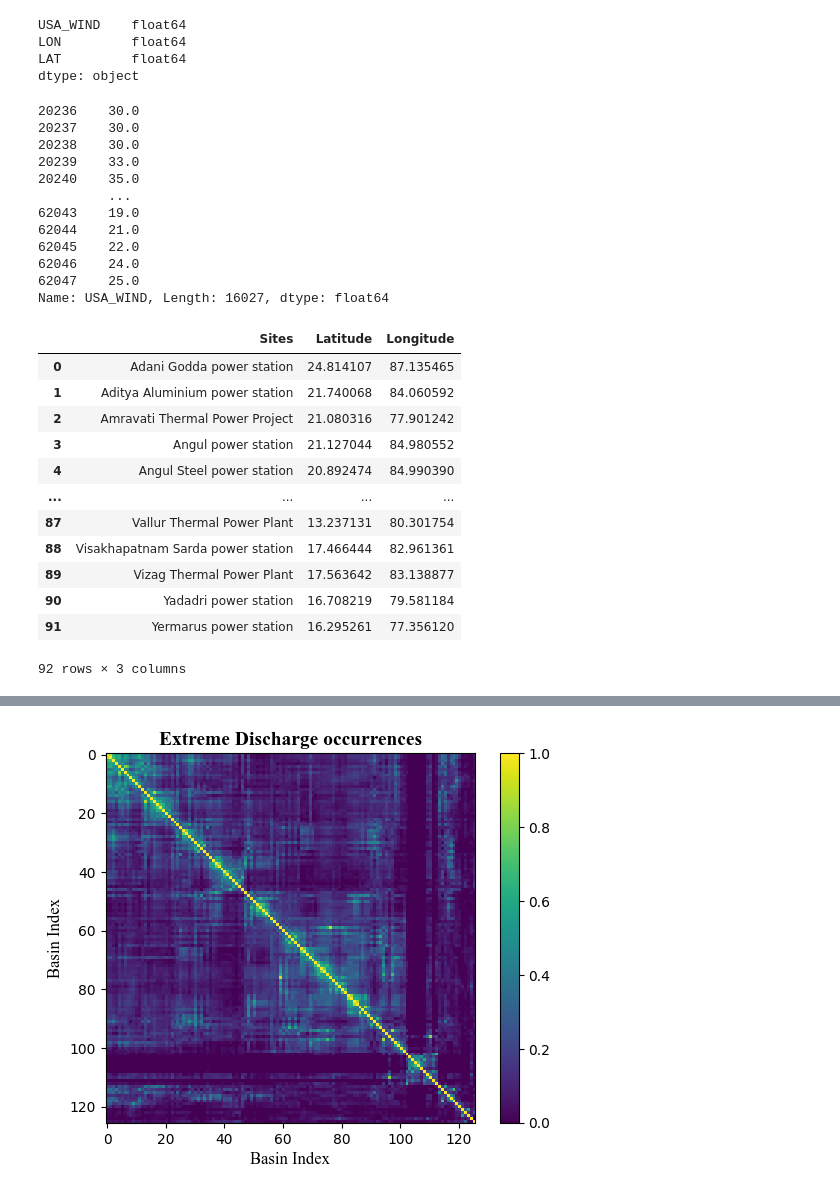
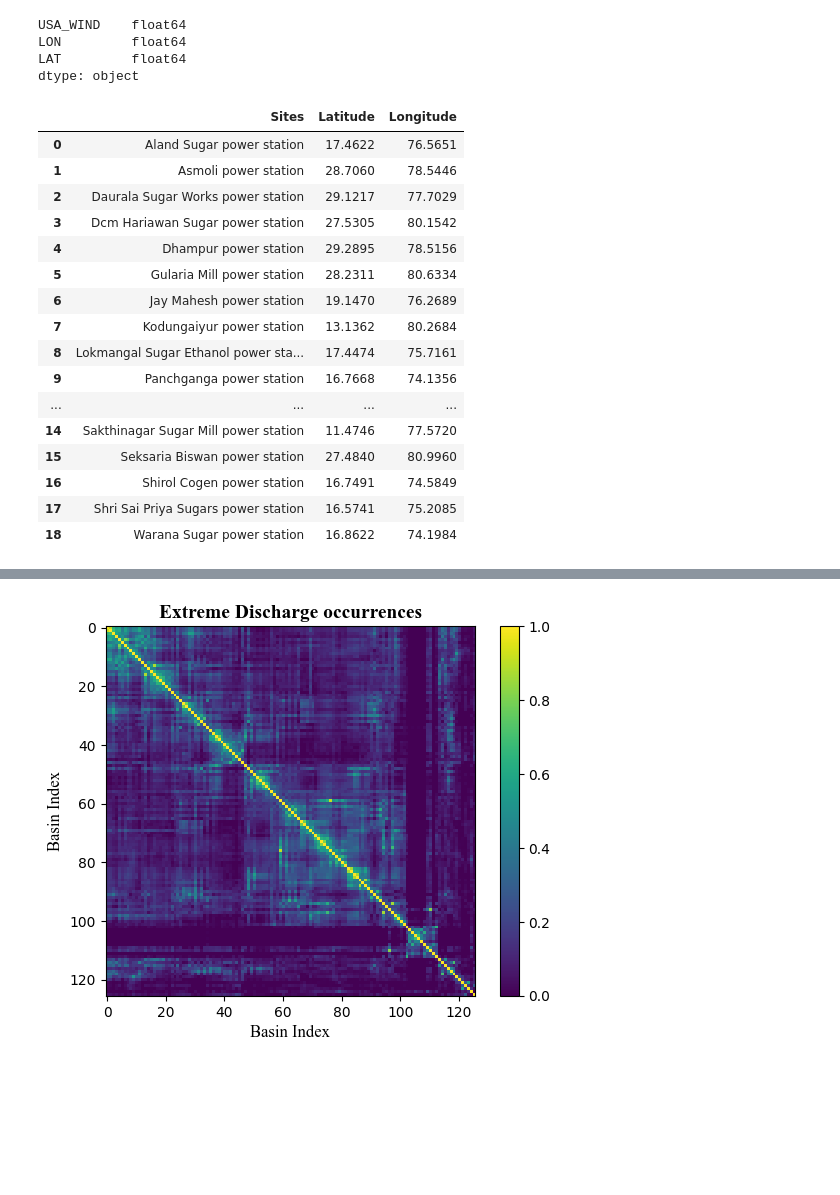
Before and after one commit to Moqian1122/TCRiskIndia, a Jupyter notebook: Fitting - Co-occurrence.ipynb, the cells around one changed output, grey strips where cells are left out. Saved outputs shown, nothing was run; the diff lists cells and outputs as text; code cells hidden in the pictures; blank space fills up the shorter version.

```diff
--- a/Fitting - Co-occurrence.ipynb
+++ b/Fitting - Co-occurrence.ipynb
@@ -28,40 +45,29 @@ USA_WIND    float64
 LON         float64
 LAT         float64
 dtype: object
-# %%
-df["USA_WIND"]
-# %% [output]
-20236    30.0
-20237    30.0
-20238    30.0
-20239    33.0
-20240    35.0
-         ...
-62043    19.0
-62044    21.0
-62045    22.0
-62046    24.0
-62047    25.0
-Name: USA_WIND, Length: 16027, dtype: float64
 # %%
-sites = pd.read_excel("exceedence_coal_new.xlsx")
+sites = pd.read_excel(f"Data/exceedence_{sector}_new.xlsx")
 sites = sites[["Plant / Project name", "Latitude", "Longitude"]]
 sites.rename(columns={"Plant / Project name": "Sites"}, inplace=True)
 sites
 # %% [output]
 |  | Sites | Latitude | Longitude |
-| 0 | Adani Godda power station | 24.814107 | 87.135465 |
-| 1 | Aditya Aluminium power station | 21.740068 | 84.060592 |
-| 2 | Amravati Thermal Power Project | 21.080316 | 77.901242 |
-| 3 | Angul power station | 21.127044 | 84.980552 |
-| 4 | Angul Steel power station | 20.892474 | 84.990390 |
+| 0 | Aland Sugar power station | 17.4622 | 76.5651 |
+| 1 | Asmoli power station | 28.7060 | 78.5446 |
+| 2 | Daurala Sugar Works power station | 29.1217 | 77.7029 |
+| 3 | Dcm Hariawan Sugar power station | 27.5305 | 80.1542 |
+| 4 | Dhampur power station | 29.2895 | 78.5156 |
+| 5 | Gularia Mill power station | 28.2311 | 80.6334 |
+| 6 | Jay Mahesh power station | 19.1470 | 76.2689 |
+| 7 | Kodungaiyur power station | 13.1362 | 80.2684 |
+| 8 | Lokmangal Sugar Ethanol power sta... | 17.4474 | 75.7161 |
+| 9 | Panchganga power station | 16.7668 | 74.1356 |
 | ... | ... | ... | ... |
-| 87 | Vallur Thermal Power Plant | 13.237131 | 80.301754 |
-| 88 | Visakhapatnam Sarda power station | 17.466444 | 82.961361 |
-| 89 | Vizag Thermal Power Plant | 17.563642 | 83.138877 |
-| 90 | Yadadri power station | 16.708219 | 79.581184 |
-| 91 | Yermarus power station | 16.295261 | 77.356120 |
+| 14 | Sakthinagar Sugar Mill power station | 11.4746 | 77.5720 |
+| 15 | Seksaria Biswan power station | 27.4840 | 80.9960 |
+| 16 | Shirol Cogen power station | 16.7491 | 74.5849 |
+| 17 | Shri Sai Priya Sugars power station | 16.5741 | 75.2085 |
+| 18 | Warana Sugar power station | 16.8622 | 74.1984 |
-92 rows × 3 columns
 # %%
 def haversine(lon1, lat1, lon2, lat2):
     R = 6371  # Radius of the Earth in kilometers
```
Also changed, not shown: parts of 13 cells of this notebook, 38 other files.
